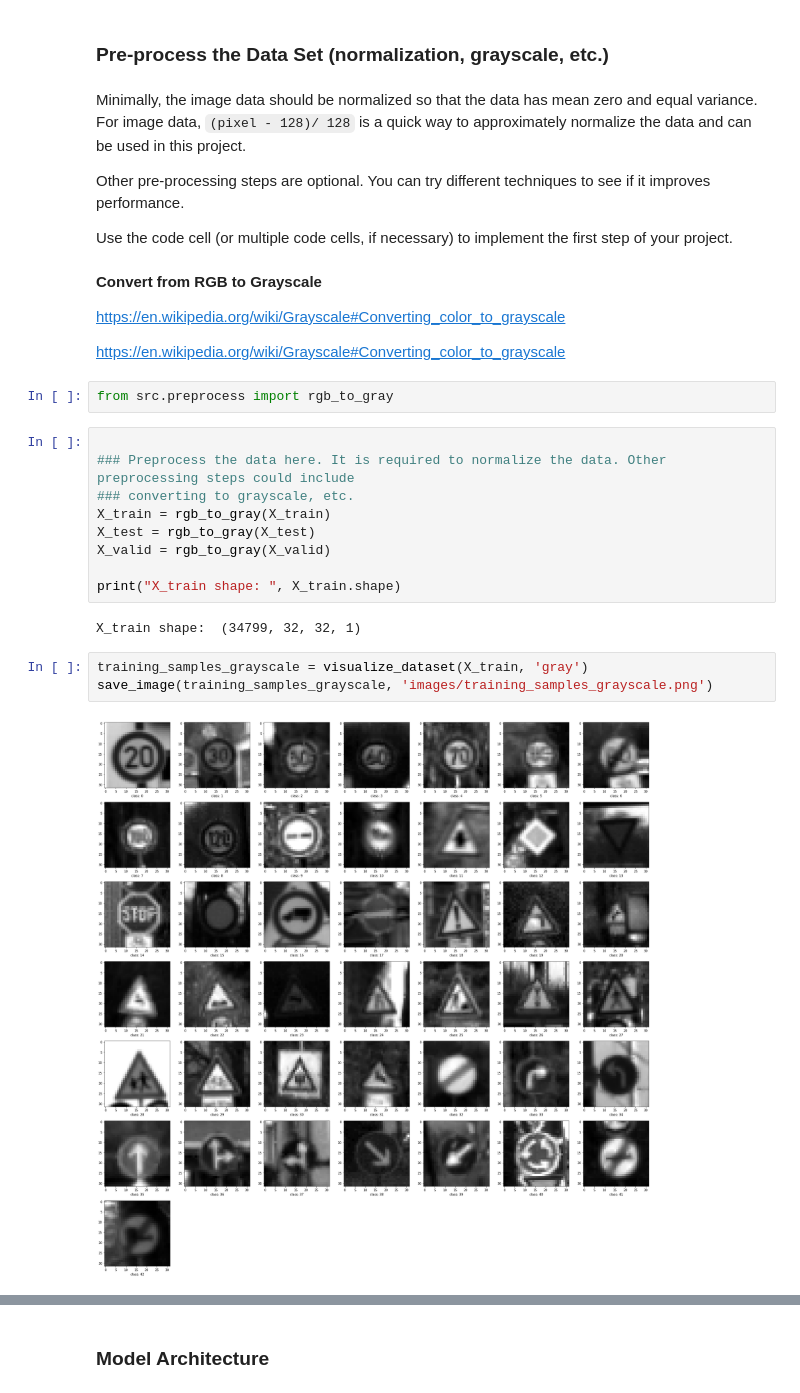
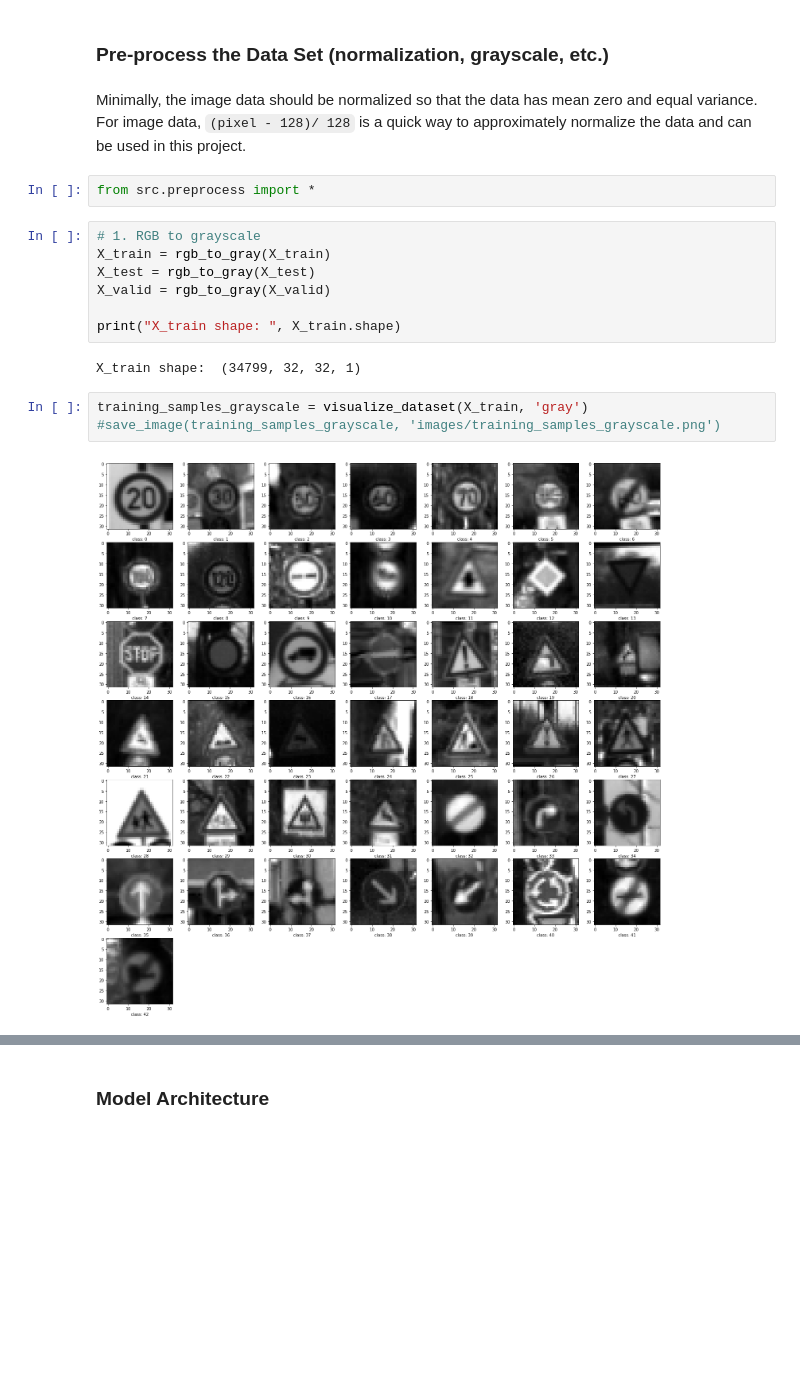
Before and after one commit to Tsuihao/CarND-Traffic-Sign-Classifier-Project, a Jupyter notebook: Traffic_Sign_Classifier.ipynb, the cells around one changed output, grey strips where cells are left out. Saved outputs shown, nothing was run; the diff lists cells and outputs as text; blank space fills up the shorter version.

```diff
--- a/Traffic_Sign_Classifier.ipynb
+++ b/Traffic_Sign_Classifier.ipynb
@@ -180,22 +180,10 @@ Here is an example of a [published baseline model on this problem](http://yann.l
 ### Pre-process the Data Set (normalization, grayscale, etc.)
 # %% [markdown]
 Minimally, the image data should be normalized so that the data has mean zero and equal variance. For image data, `(pixel - 128)/ 128` is a quick way to approximately normalize the data and can be used in this project.
-
-Other pre-processing steps are optional. You can try different techniques to see if it improves performance.
-
-Use the code cell (or multiple code cells, if necessary) to implement the first step of your project.
-# %% [markdown]
-**Convert from RGB to Grayscale**
-
-https://en.wikipedia.org/wiki/Grayscale#Converting_color_to_grayscale
-
-https://en.wikipedia.org/wiki/Grayscale#Converting_color_to_grayscale
 # %%
-from src.preprocess import rgb_to_gray
+from src.preprocess import *
 # %%
-
-### Preprocess the data here. It is required to normalize the data. Other preprocessing steps could include
-### converting to grayscale, etc.
+# 1. RGB to grayscale
 X_train = rgb_to_gray(X_train)
 X_test = rgb_to_gray(X_test)
 X_valid = rgb_to_gray(X_valid)
@@ -205,6 +193,6 @@ print("X_train shape: ", X_train.shape)
 X_train shape:  (34799, 32, 32, 1)
 # %%
 training_samples_grayscale = visualize_dataset(X_train, 'gray')
-save_image(training_samples_grayscale, 'images/training_samples_grayscale.png')
+#save_image(training_samples_grayscale, 'images/training_samples_grayscale.png')
 # %% [output]
-[figure, old version]
+[figure, new version]
```
Also changed, not shown: parts of 10 cells of this notebook, 21 other files.
